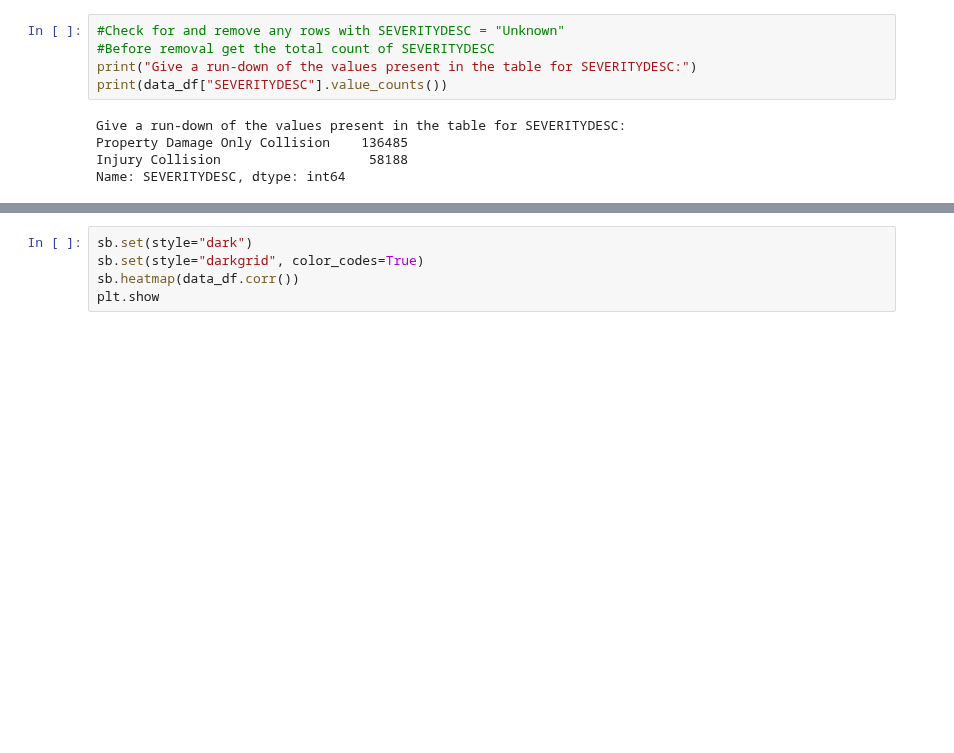
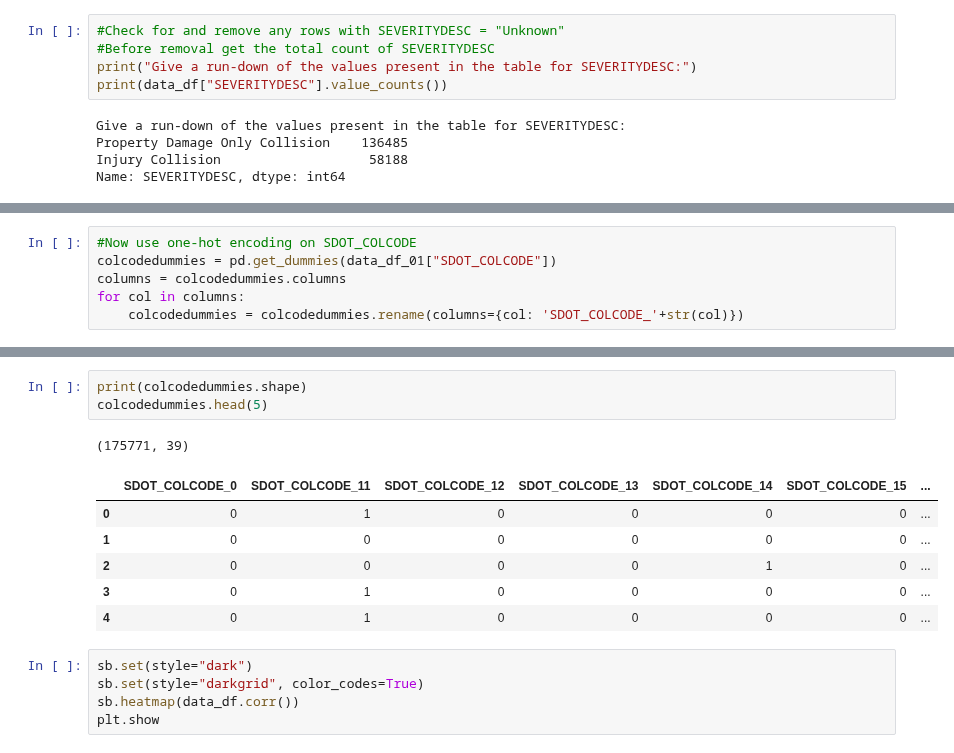
Before and after one commit to roysantu2002/Coursera_Capstone, a Jupyter notebook: Coursera_Capstone.ipynb, the cells around one changed output, grey strips where cells are left out. Cells and saved outputs as stored; diff of their text form; blank space fills up the shorter version.

```diff
--- a/Coursera_Capstone.ipynb
+++ b/Coursera_Capstone.ipynb
@@ -198,0 +320,6 @@ dtype: int64
+# %%
+#Now use one-hot encoding on SDOT_COLCODE
+colcodedummies = pd.get_dummies(data_df_01["SDOT_COLCODE"])
+columns = colcodedummies.columns
+for col in columns:
+    colcodedummies = colcodedummies.rename(columns={col: 'SDOT_COLCODE_'+str(col)})
@@ -199,3 +344,14 @@ dtype: int64
+# %%
+print(colcodedummies.shape)
+colcodedummies.head(5)
+# %% [output]
+(175771, 39)
+|  | SDOT_COLCODE_0 | SDOT_COLCODE_11 | SDOT_COLCODE_12 | SDOT_COLCODE_13 | SDOT_COLCODE_14 | SDOT_COLCODE_15 | ... |
+| 0 | 0 | 1 | 0 | 0 | 0 | 0 | ... |
+| 1 | 0 | 0 | 0 | 0 | 0 | 0 | ... |
+| 2 | 0 | 0 | 0 | 0 | 1 | 0 | ... |
+| 3 | 0 | 1 | 0 | 0 | 0 | 0 | ... |
+| 4 | 0 | 1 | 0 | 0 | 0 | 0 | ... |
 # %%
 sb.set(style="dark")
 sb.set(style="darkgrid", color_codes=True)
```
Also changed, not shown: parts of 34 cells of this notebook.
